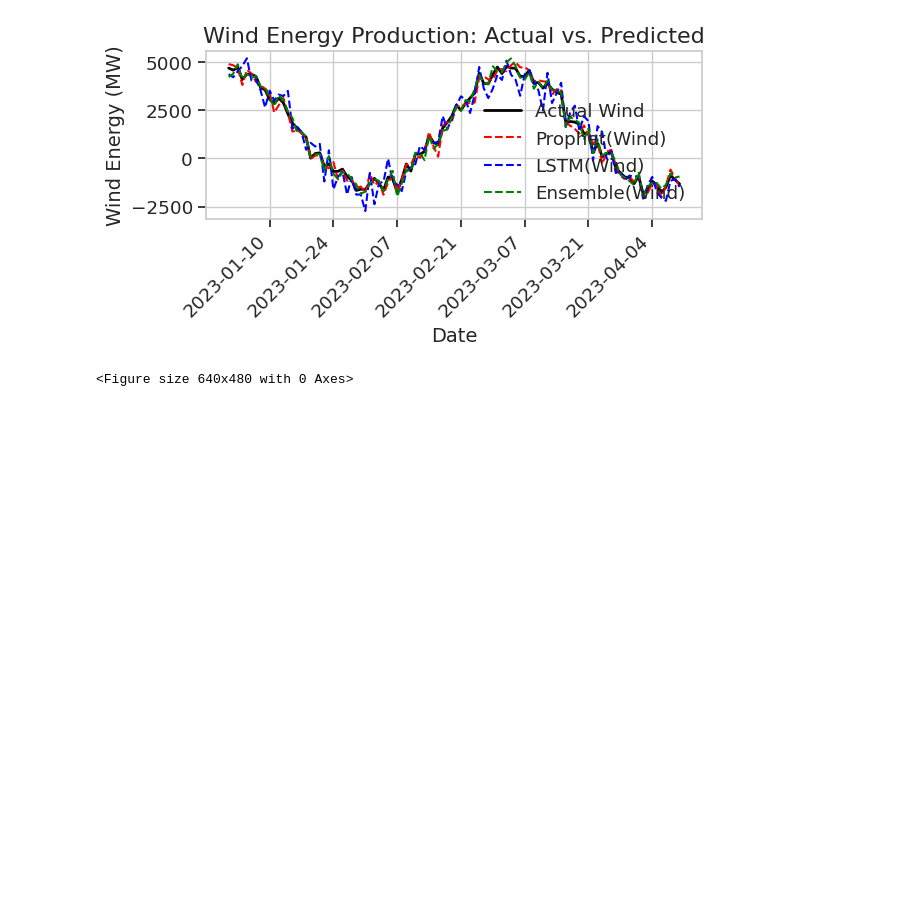
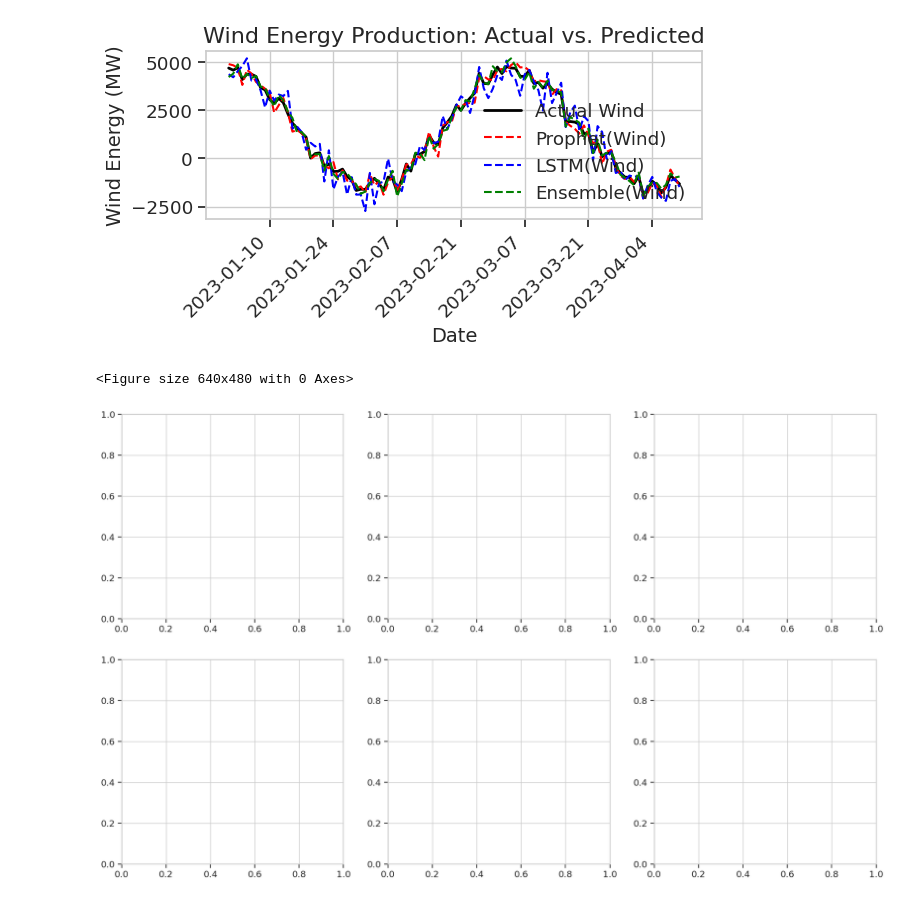
Before and after one commit to TiffanyPanchum/Renewable-Energy-Prediction, a Jupyter notebook: notebooks/Model_Analysis.ipynb, the cells around one changed output. Saved outputs shown, nothing was run; the diff lists cells and outputs as text; code cells hidden in the pictures; blank space fills up the shorter version.

Commit message:
Creating plots

```diff
--- a/notebooks/Model_Analysis.ipynb
+++ b/notebooks/Model_Analysis.ipynb
@@ -260,3 +260,8 @@ solar_ensemble_errors = actual_solar - ensemble_solar_pred
 wind_prophet_errors = actual_wind - prophet_wind_pred
 wind_lstm_errors = actual_wind - lstm_wind_pred
 wind_ensemble_errors = actual_wind - ensemble_wind_pred
+# %%
+# Create plots
+fig, axes = plt.subplots(2, 3, figsize=(20, 12))
+# %% [output]
+[figure, added]
```
